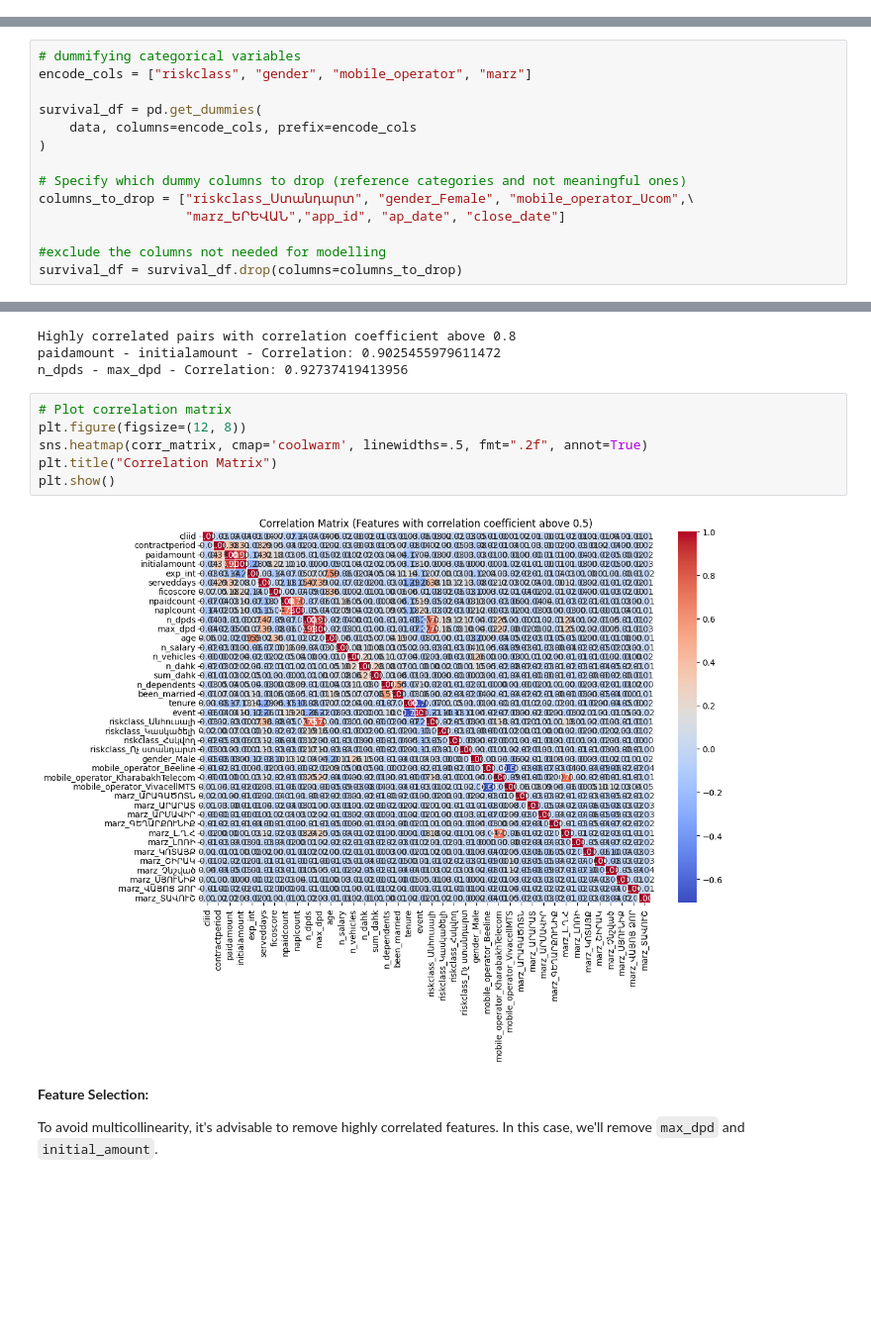
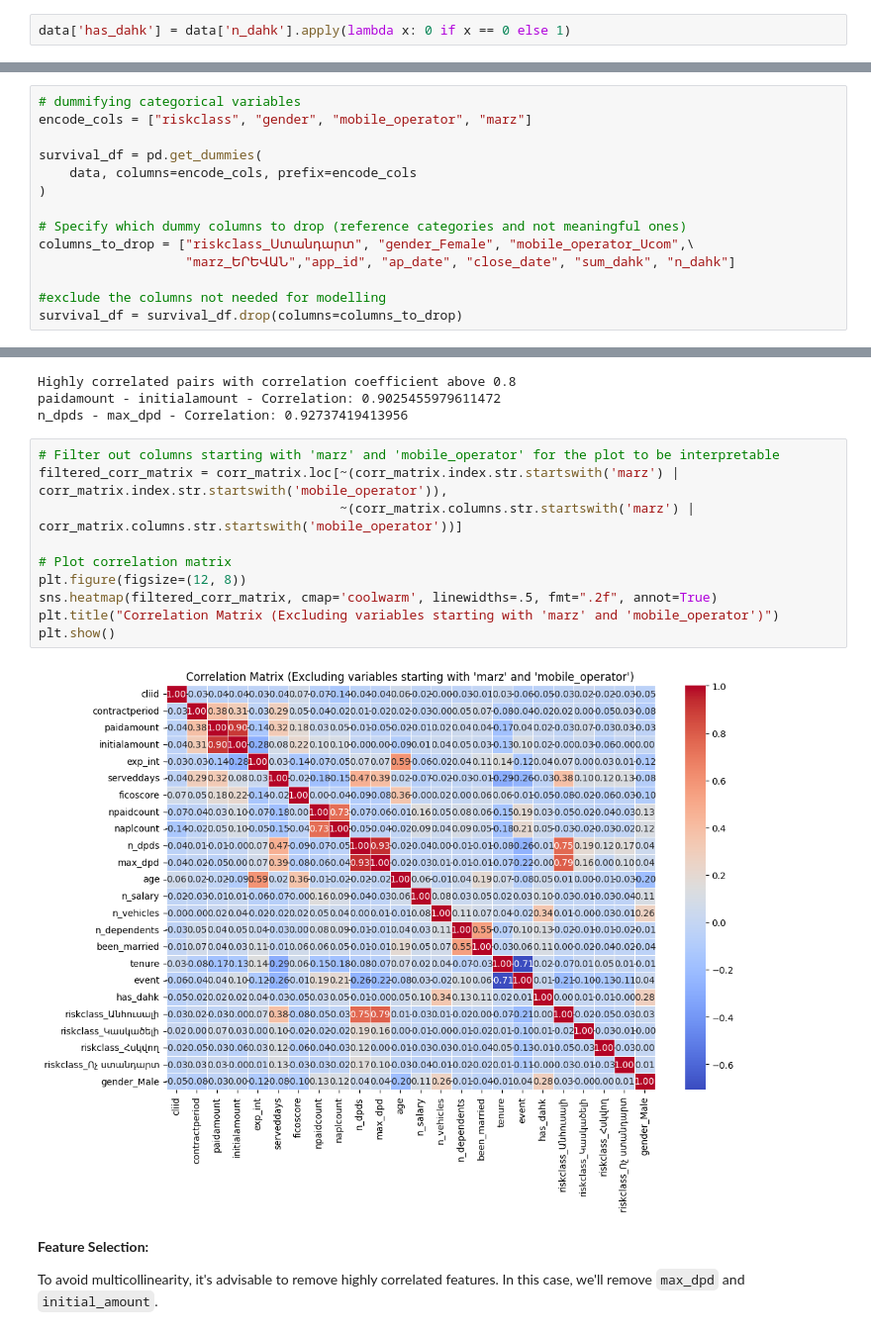
Before and after one commit to anmanasyan/DS299-Capstone, a Jupyter notebook: survival_pipeline/model/survival_analysis.ipynb, the cells around one changed output, grey strips where cells are left out. Shown at 99% size. Drawn from its saved outputs; the diff is of its cells as text; blank space fills up the shorter version.

```diff
--- a/survival_pipeline/model/survival_analysis.ipynb
+++ b/survival_pipeline/model/survival_analysis.ipynb
@@ -124,3 +145,5 @@ plt.show()
+# %%
+data['has_dahk'] = data['n_dahk'].apply(lambda x: 0 if x == 0 else 1)
 # %% [markdown]
 * ### Distribution of Categorical Features
 # %%
@@ -159,7 +185,7 @@ survival_df = pd.get_dummies(
 
 # Specify which dummy columns to drop (reference categories and not meaningful ones)
 columns_to_drop = ["riskclass_Ստանդարտ", "gender_Female", "mobile_operator_Ucom",\
-                   "marz_ԵՐԵՎԱՆ","app_id", "ap_date", "close_date"]
+                   "marz_ԵՐԵՎԱՆ","app_id", "ap_date", "close_date", "sum_dahk", "n_dahk"]
 
 #exclude the columns not needed for modelling
 survival_df = survival_df.drop(columns=columns_to_drop)
@@ -211,13 +237,17 @@ Highly correlated pairs with correlation coefficient above 0.8
 paidamount - initialamount - Correlation: 0.9025455979611472
 n_dpds - max_dpd - Correlation: 0.92737419413956
 # %%
+# Filter out columns starting with 'marz' and 'mobile_operator' for the plot to be interpretable
+filtered_corr_matrix = corr_matrix.loc[~(corr_matrix.index.str.startswith('marz') | corr_matrix.index.str.startswith('mobile_operator')),
+                                       ~(corr_matrix.columns.str.startswith('marz') | corr_matrix.columns.str.startswith('mobile_operator'))]
+
 # Plot correlation matrix
 plt.figure(figsize=(12, 8))
-sns.heatmap(corr_matrix, cmap='coolwarm', linewidths=.5, fmt=".2f", annot=True)
-plt.title("Correlation Matrix")
+sns.heatmap(filtered_corr_matrix, cmap='coolwarm', linewidths=.5, fmt=".2f", annot=True)
+plt.title("Correlation Matrix (Excluding variables starting with 'marz' and 'mobile_operator')")
 plt.show()
 # %% [output]
-[figure, old version]
+[figure, new version]
 # %% [markdown]
 **Feature Selection:**
 
```
Also changed, not shown: parts of 18 cells of this notebook, 2 other files.
